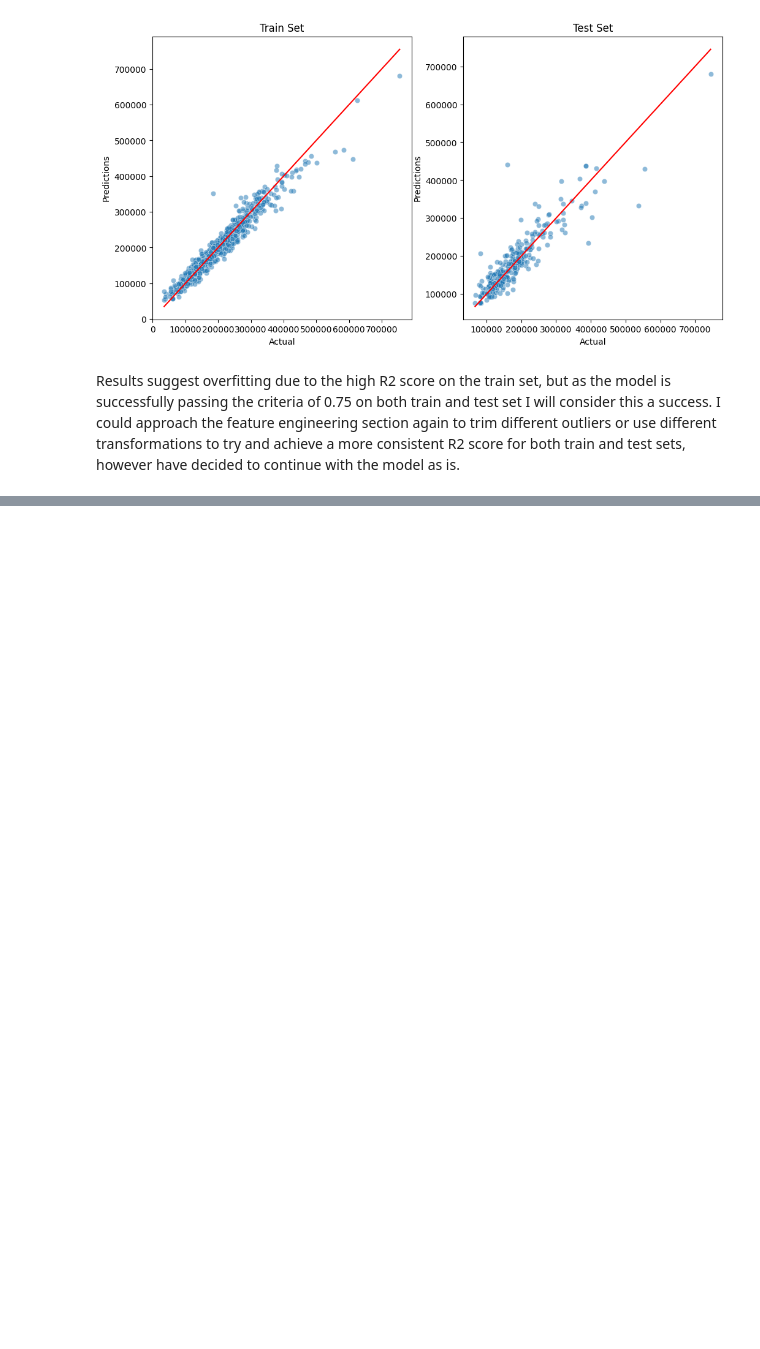
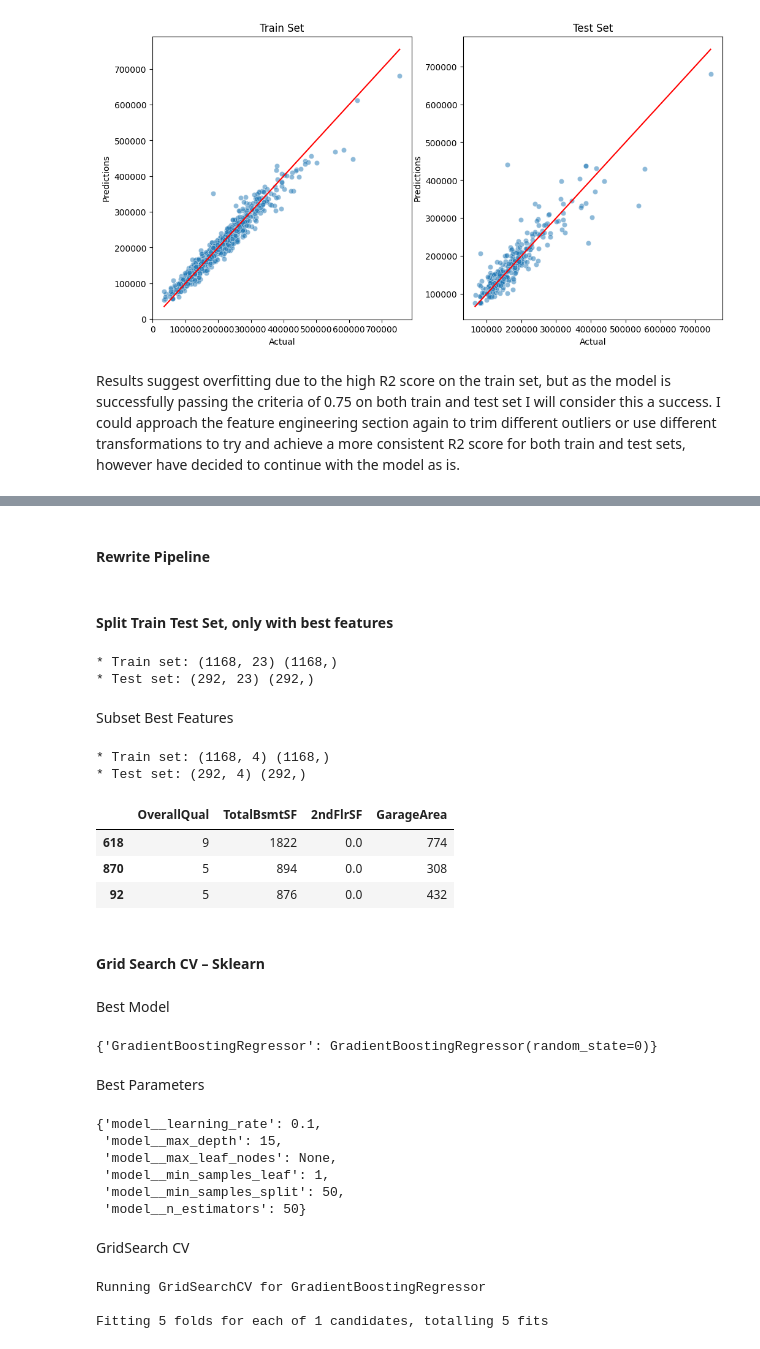
Before and after one commit to davep33l/pp5-house-price-predictor, a Jupyter notebook: jupyter_notebooks/5_Modelling_And_Evaluation.ipynb, the cells around one changed output, grey strips where cells are left out. Drawn from its saved outputs; the diff is of its cells as text; code cells hidden in the pictures; blank space fills up the shorter version.

```diff
--- a/jupyter_notebooks/5_Modelling_And_Evaluation.ipynb
+++ b/jupyter_notebooks/5_Modelling_And_Evaluation.ipynb
@@ -550,0 +553,2 @@ Results suggest overfitting due to the high R2 score on the train set, but as th
+# %% [markdown]
+#### Rewrite Pipeline
@@ -550,0 +574,50 @@ Results suggest overfitting due to the high R2 score on the train set, but as th
+# %% [markdown]
+#### Split Train Test Set, only with best features
+# %%
+from sklearn.model_selection import train_test_split
+X_train, X_test, y_train, y_test = train_test_split(
+    df.drop(['SalePrice'], axis=1),
+    df['SalePrice'],
+    test_size=0.2,
+    random_state=0
+)
+
+print("* Train set:", X_train.shape, y_train.shape,
+      "\n* Test set:",  X_test.shape, y_test.shape)
+# %% [output]
+* Train set: (1168, 23) (1168,)
+* Test set: (292, 23) (292,)
+# %% [markdown]
+Subset Best Features
+# %%
+X_train = X_train.filter(best_features)
+X_test = X_test.filter(best_features)
+
+print("* Train set:", X_train.shape, y_train.shape, "\n* Test set:",  X_test.shape, y_test.shape)
+X_train.head(3)
+# %% [output]
+* Train set: (1168, 4) (1168,)
+* Test set: (292, 4) (292,)
+|  | OverallQual | TotalBsmtSF | 2ndFlrSF | GarageArea |
+| 618 | 9 | 1822 | 0.0 | 774 |
+| 870 | 5 | 894 | 0.0 | 308 |
+| 92 | 5 | 876 | 0.0 | 432 |
+# %% [markdown]
+#### Grid Search CV – Sklearn
+# %% [markdown]
+Best Model
+# %%
+gb_models_search
+# %% [output]
+{'GradientBoostingRegressor': GradientBoostingRegressor(random_state=0)}
+# %% [markdown]
+Best Parameters
+# %%
+gb_best_parameters
+# %% [output]
+{'model__learning_rate': 0.1,
+ 'model__max_depth': 15,
+ 'model__max_leaf_nodes': None,
+ 'model__min_samples_leaf': 1,
+ 'model__min_samples_split': 50,
+ 'model__n_estimators': 50}
@@ -550,0 +634,10 @@ Results suggest overfitting due to the high R2 score on the train set, but as th
+# %% [markdown]
+GridSearch CV
+# %%
+from sklearn.metrics import make_scorer, recall_score
+search = HyperparameterOptimizationSearch(models=gb_models_search, params=gb_params_search)
+search.fit(X_train, y_train, scoring = "r2", n_jobs=-1,cv=5)
+# %% [output]
+Running GridSearchCV for GradientBoostingRegressor
+
+Fitting 5 folds for each of 1 candidates, totalling 5 fits
```
Also changed, not shown: parts of 14 cells of this notebook.
